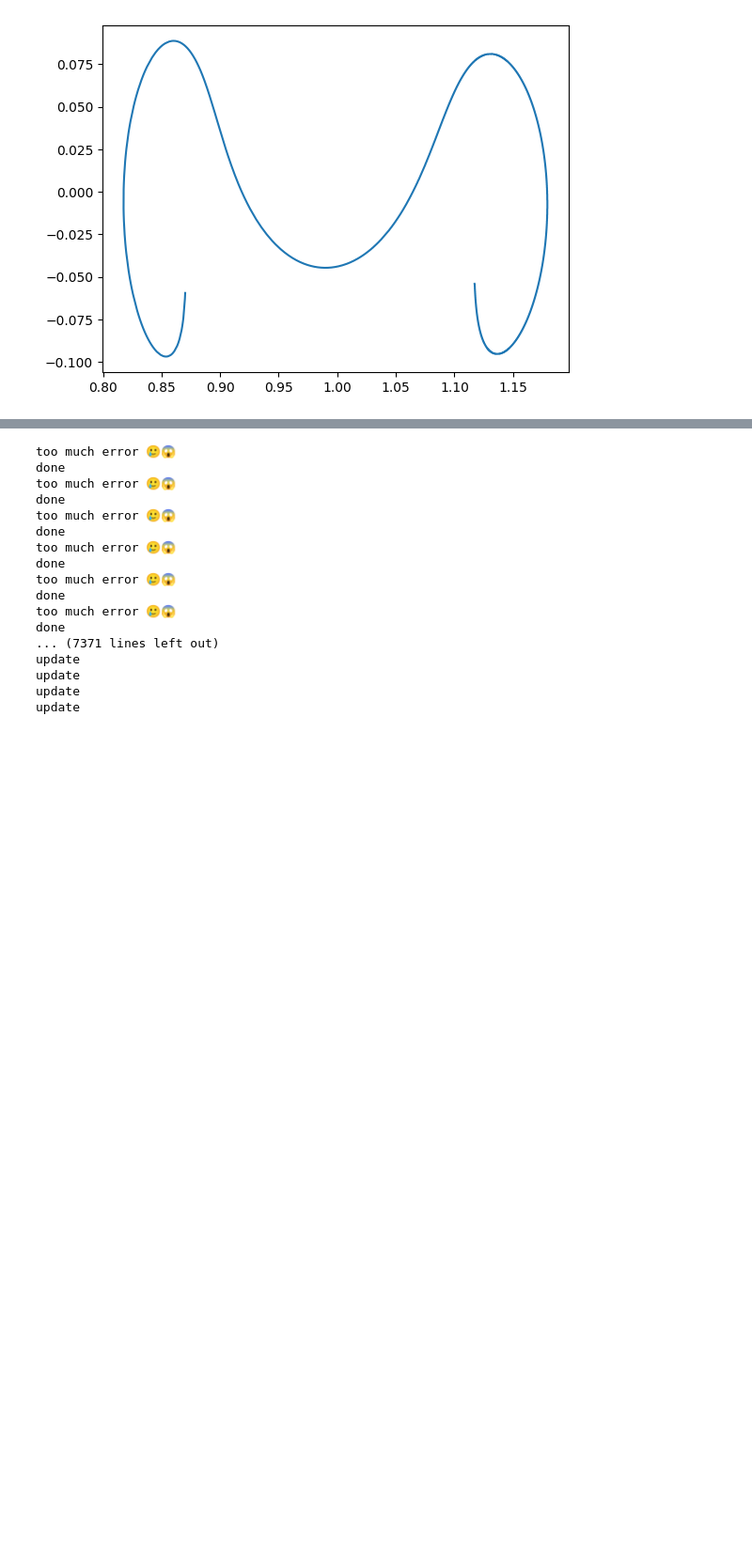
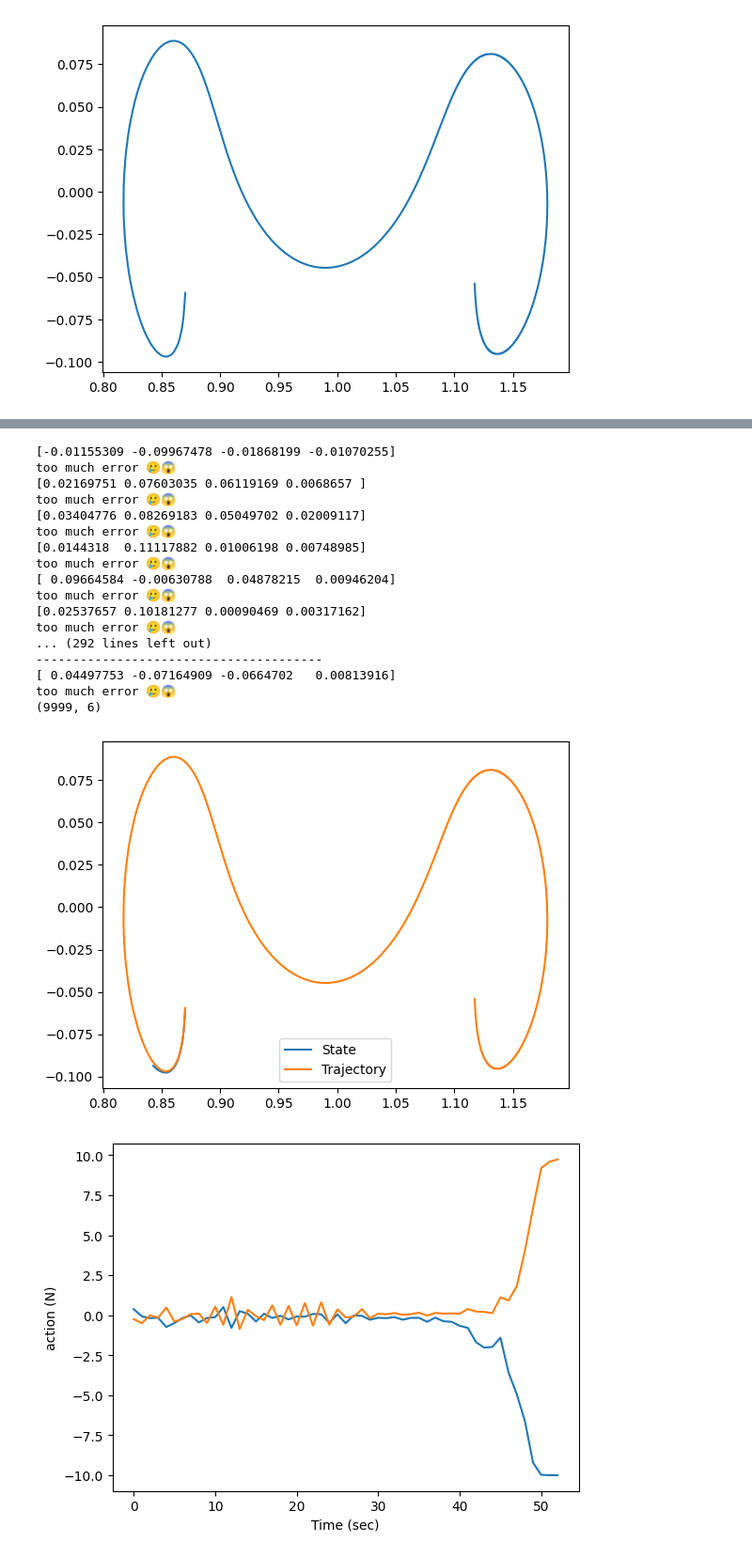
Before and after one commit to alibaniasad1999/DGDDPG, a Jupyter notebook: Code/DDPG_TBP.ipynb, the cells around one changed output, grey strips where cells are left out. Shown at 94% size. Drawn from its saved outputs; the diff is of its cells as text; code cells hidden in the pictures; blank space fills up the shorter version.

```diff
--- a/Code/DDPG_TBP.ipynb
+++ b/Code/DDPG_TBP.ipynb
@@ -120,7 +120,7 @@ class ReplayBuffer:
     A simple FIFO experience replay buffer for DDPG agents.
     """
 
-    def __init__(self, obs_dim, act_dim, size):
+    def __init__(self, obs_dim, act_dim, size, device=torch.device("cpu")):
         self.obs_buf = np.zeros(combined_shape(size, obs_dim), dtype=np.float32)
         self.obs2_buf = np.zeros(combined_shape(size, obs_dim), dtype=np.float32)
         self.act_buf = np.zeros(combined_shape(size, act_dim), dtype=np.float32)
@@ -145,13 +145,13 @@ class ReplayBuffer:
                      act=self.act_buf[idxs],
                      rew=self.rew_buf[idxs],
                      done=self.done_buf[idxs])
-        return {k: torch.as_tensor(v, dtype=torch.float32) for k,v in batch.items()}
+        return {k: torch.as_tensor(v, dtype=torch.float32, device=device) for k,v in batch.items()}
 # %%
 class DDPG:
     def __init__(self, env_fn, actor_critic, ac_kwargs_, seed_=0,
                  steps_per_epoch=4000, epochs_=100, replay_size=int(1e6),
                  gamma_=0.99, polyak=0.995, pi_lr=1e-3, q_lr=1e-3,
-                 batch_size=100, start_steps=10000, update_after=1000,
+                 batch_size=128, start_steps=10000, update_after=1000,
                  update_every=50, act_noise=0.1, num_test_episodes=10,
                  max_ep_len=1000, save_freq=1, logger_kwargs_=None, device=torch.device("cpu")):
 
@@ -168,7 +168,7 @@ class DDPG:
         for p in self.ac_targ.parameters():
             p.requires_grad = False
 
-        self.replay_buffer = ReplayBuffer(obs_dim=obs_dim, act_dim=act_dim, size=replay_size)
+        self.replay_buffer = ReplayBuffer(obs_dim=obs_dim, act_dim=act_dim, size=replay_size, device=device)
         self.gamma = gamma_
         self.polyak = polyak
         self.pi_optimizer = Adam(self.ac.pi.parameters(), lr=pi_lr)
@@ -192,14 +192,16 @@ class DDPG:
 
     def compute_loss_q(self, data_):
         o, a, r, o2, d = data_['obs'], data_['act'], data_['rew'], data_['obs2'], data_['done']
+        # print(o)
         q = self.ac.q(o, a)
+        # print('after o')
         with torch.no_grad():
             q_pi_targ = self.ac_targ.q(o2, self.ac_targ.pi(o2))
             backup = r + self.gamma * (1 - d) * q_pi_targ
         loss_q = ((q - backup) ** 2).mean()
 
         # Useful info for logging
-        loss_info = dict(QVals=q.detach().numpy())
+        loss_info = dict(QVals=q.detach().cpu().numpy())
 
         return loss_q, loss_info
 
@@ -210,6 +212,7 @@ class DDPG:
 
     def update(self, data_):
         self.q_optimizer.zero_grad()
+        # print('loss q')
         loss_q, loss_info = self.compute_loss_q(data_)
         loss_q.backward()
         self.q_optimizer.step()
@@ -255,6 +258,7 @@ class DDPG:
 
             o2, r, d, _, _ = self.env.step(a)
             self.replay_buffer.store(o, a, r, o2, d)
+            reward_array.append(r)
             o = o2
             ep_ret += r
             ep_len += 1
@@ -295,6 +299,7 @@ class DDPG:
                 self.logger.log_tabular('LossQ', average_only=True)
                 self.logger.log_tabular('Time', time.time()-start_time)
                 self.logger.dump_tabular()
+                self.test()
 
     def test(self, fun_mode=False, save_data=False):
         o, _ = self.env.reset()
@@ -472,20 +477,23 @@ class ThreeBodyEnv(gym.Env):
             plt.plot(self.trajectory[:,0], self.trajectory[:,1])
             plt.show()
 
-        reward = 1 - np.linalg.norm(self.state, axis=0) + self.steps /1000 - (a_x/10)**2 - (a_y/10)**2 + (a_x_2/10)**2 + (a_y_2/10)**2
+        reward = 100*(1 - np.linalg.norm(self.state, axis=0) + self.steps /1000 - (a_x/10)**2 - (a_y/10)**2 + (a_x_2/10)**2 + (a_y_2/10)**2) - 100
         done = self.steps >= self.max_steps
+        states_array.append(self.state)
         if np.linalg.norm(self.position[0:2] - self.trajectory[-1, 0:2]) < self.final_range:
             done = True
-            reward = 10
+            reward = 100
             print(colorize("done 🥺", 'green', bold=True))
         if self.steps > 1000:
             done = True
             reward = -10
             print("end time")
         if self.error_calculation() > self.error_range:
+            print(self.state)
             done = True
             reward = -10
             print(colorize("too much error 🥲😱", 'red', bold=True))
+
 
 
         # print(self.state, reward, done, self.position)
@@ -497,9 +505,10 @@ class ThreeBodyEnv(gym.Env):
         nearest_idx = np.argmin(distance)
         # estate = position - nearest(index)
         self.state = self.position - self.trajectory[nearest_idx]
+        self.state = self.state * np.array([10, 10, 1, 1])
 
     def error_calculation(self):
-        normalized_error = np.copy(self.state[0:2]) * np.array([1, 10])
+        normalized_error = self.state * np.array([1, 1, 0.1, 0.1]) # reduce the effect of velocity error
         return np.linalg.norm(normalized_error)
 
     def reset(self,
@@ -510,11 +519,11 @@ class ThreeBodyEnv(gym.Env):
         self.position = self.trajectory[0]
         self.steps = 0
         self.position2state()
-        return 10000*self.state, {}
+        return 1000*self.state, {}
 # %%
 # Define variables directly
 env = ThreeBodyEnv(trajectory)
-hid = 256
+hid = 32
 l = 2
 gamma = 0.99
 seed = 0
@@ -523,10 +532,10 @@ exp_name = 'ddpg'
 device = torch.device("cuda" if torch.cuda.is_available() else "cpu")
 
 ac_kwargs = dict(hidden_sizes=[hid]*l)
-
+states_array = []
 logger_kwargs = setup_logger_kwargs(exp_name, seed)
-
-ddpg = DDPG(lambda : ThreeBodyEnv(trajectory, error_range=0.05, final_range=0.02), MLPActorCritic, ac_kwargs, seed_=seed,
+reward_array=[]
+ddpg = DDPG(lambda : ThreeBodyEnv(trajectory, error_range=0.1, final_range=0.05), MLPActorCritic, ac_kwargs, seed_=seed,
             steps_per_epoch=4000, epochs_=epochs, logger_kwargs_=logger_kwargs, device=device)
 # %% [output]
 Warning: Log dir /Users/Ali/Documents/BAI/Master/Master_papers/DGDDPG/Code/data/ddpg/ddpg_s0 already exists! Storing info there anyway.
@@ -552,22 +561,24 @@ Number of parameters:    pi: 67586,      q: 67841
 # dot.graph_attr.update(size="10,10")
 # dot
 # %%
-ddpg.train()
+ddpg.train(epochs_=5)
 # %% [output]
+[-0.01155309 -0.09967478 -0.01868199 -0.01070255]
 too much error 🥲😱
-done
+[0.02169751 0.07603035 0.06119169 0.0068657 ]
 too much error 🥲😱
-done
+[0.03404776 0.08269183 0.05049702 0.02009117]
 too much error 🥲😱
-done
+[0.0144318  0.11117882 0.01006198 0.00748985]
 too much error 🥲😱
-done
+[ 0.09664584 -0.00630788  0.04878215  0.00946204]
 too much error 🥲😱
-done
+[0.02537657 0.10181277 0.00090469 0.00317162]
 too much error 🥲😱
-done
-... (7371 lines left out)
-update
-update
-update
-update
+... (292 lines left out)
+---------------------------------------
+[ 0.04497753 -0.07164909 -0.0664702   0.00813916]
+too much error 🥲😱
+(9999, 6)
+[figure, added]
+[figure, added]
```
Also changed, not shown: parts of 9 cells of this notebook, 6 other files.
